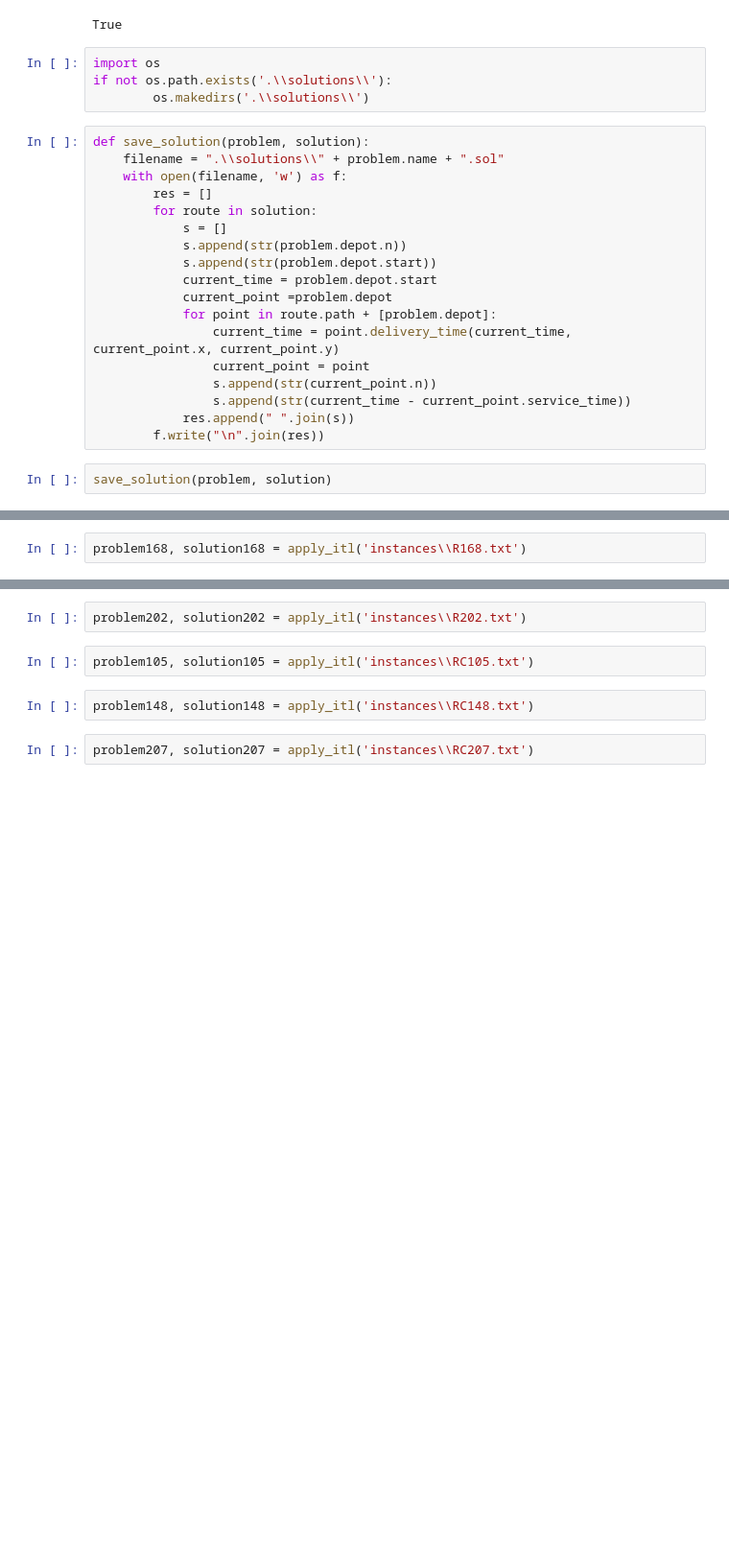
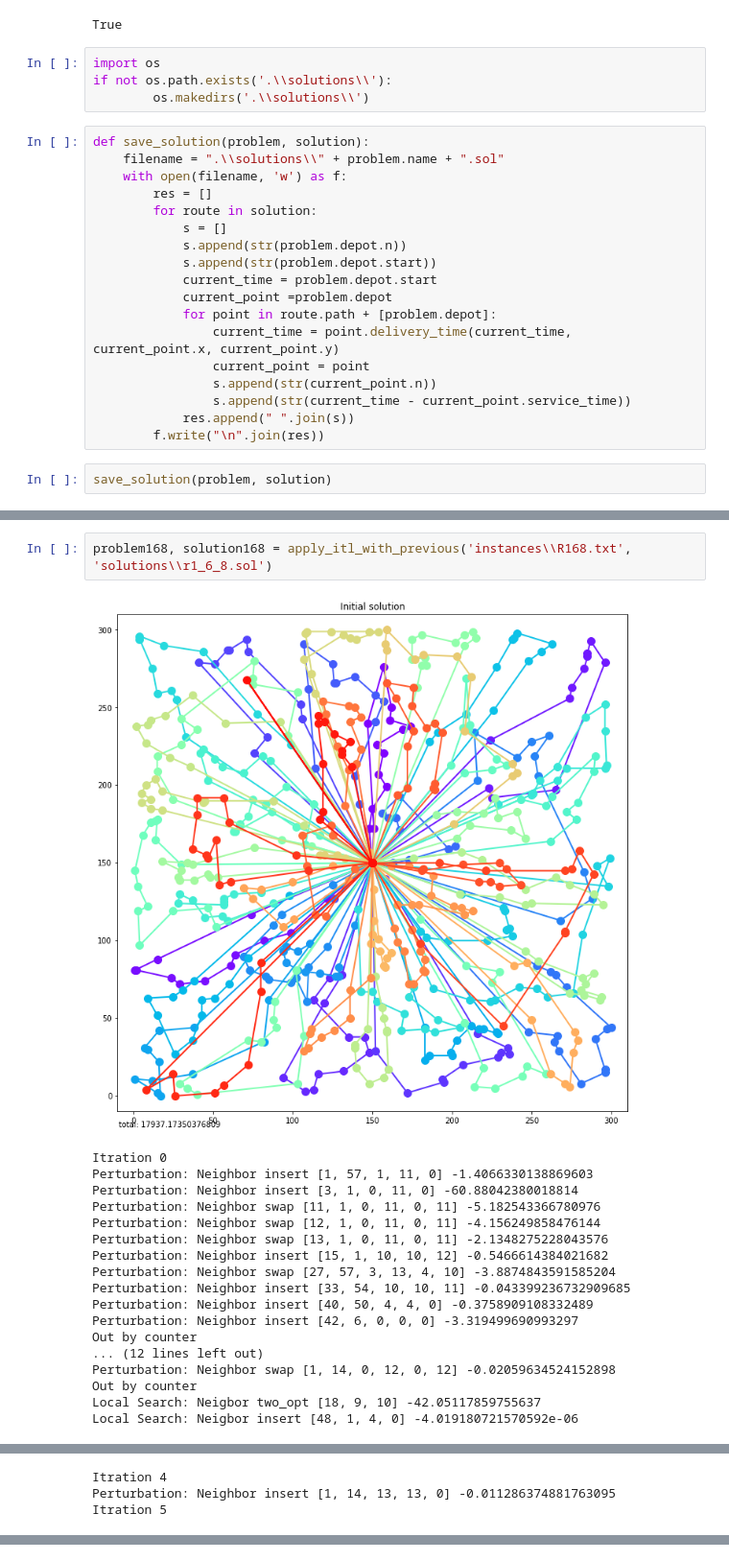
Before and after one commit to damasl/VPRTW, a Jupyter notebook: vpr_iterated.ipynb, the cells around one changed output, grey strips where cells are left out. Shown at 96% size. Saved outputs shown, nothing was run; the diff lists cells and outputs as text; blank space fills up the shorter version.

```diff
--- a/vpr_iterated.ipynb
+++ b/vpr_iterated.ipynb
@@ -458,2 +533,21 @@ problem146, solution146 = apply_itl('instances\\R146.txt')
 # %%
-problem168, solution168 = apply_itl('instances\\R168.txt')
+problem168, solution168 = apply_itl_with_previous('instances\\R168.txt', 'solutions\\r1_6_8.sol')
+# %% [output]
+[figure, added]
+Itration 0
+Perturbation: Neighbor insert [1, 57, 1, 11, 0] -1.4066330138869603
+Perturbation: Neighbor insert [3, 1, 0, 11, 0] -60.88042380018814
+Perturbation: Neighbor swap [11, 1, 0, 11, 0, 11] -5.182543366780976
+Perturbation: Neighbor swap [12, 1, 0, 11, 0, 11] -4.156249858476144
+Perturbation: Neighbor swap [13, 1, 0, 11, 0, 11] -2.1348275228043576
+Perturbation: Neighbor insert [15, 1, 10, 10, 12] -0.5466614384021682
+Perturbation: Neighbor swap [27, 57, 3, 13, 4, 10] -3.8874843591585204
+Perturbation: Neighbor insert [33, 54, 10, 10, 11] -0.043399236732909685
+Perturbation: Neighbor insert [40, 50, 4, 4, 0] -0.3758909108332489
+Perturbation: Neighbor insert [42, 6, 0, 0, 0] -3.319499690993297
+Out by counter
+... (12 lines left out)
+Perturbation: Neighbor swap [1, 14, 0, 12, 0, 12] -0.02059634524152898
+Out by counter
+Local Search: Neigbor two_opt [18, 9, 10] -42.05117859755637
+Local Search: Neigbor insert [48, 1, 4, 0] -4.019180721570592e-06
@@ -459,0 +573,3 @@ problem168, solution168 = apply_itl('instances\\R168.txt')
+Itration 4
+Perturbation: Neighbor insert [1, 14, 13, 13, 0] -0.011286374881763095
+Itration 5
@@ -460,8 +576,0 @@ problem168, solution168 = apply_itl('instances\\R168.txt')
-# %%
-problem202, solution202 = apply_itl('instances\\R202.txt')
-# %%
-problem105, solution105 = apply_itl('instances\\RC105.txt')
-# %%
-problem148, solution148 = apply_itl('instances\\RC148.txt')
-# %%
-problem207, solution207 = apply_itl('instances\\RC207.txt')
```
Also changed, not shown: parts of 25 cells of this notebook, 18 other files.
